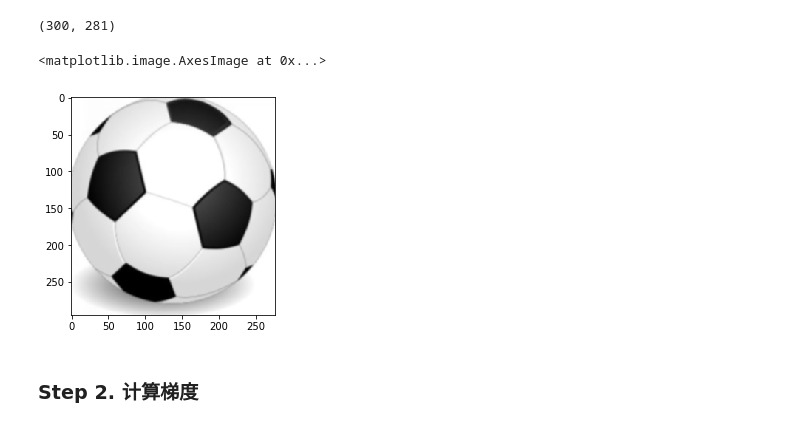
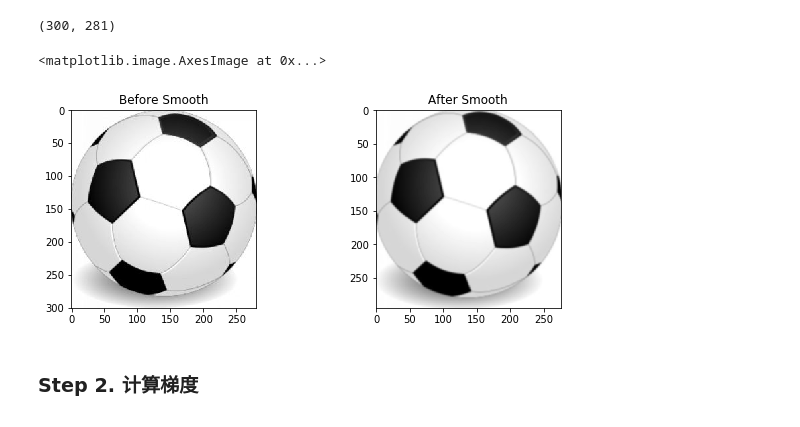
Before and after one commit to caoqi95/CV_Learning, a Jupyter notebook: image-alignment/canny.ipynb, the cells around one changed output. Drawn from its saved outputs; the diff is of its cells as text; code cells hidden in the pictures.

```diff
--- a/image-alignment/canny.ipynb
+++ b/image-alignment/canny.ipynb
@@ -100,11 +95,18 @@ new_gray = np.zeros([W-5, H-5])
 for i in range(W-5):
     for j in range(H-5):
         new_gray[i, j] = np.sum(gray[i:i+5, j:j+5]*gaussian) # 与高斯矩阵实现滤波
-# %%
-plt.imshow(new_gray, cmap="gray")
-# %% [output]
-<matplotlib.image.AxesImage at 0x...>
-[figure, removed]
+# %%
+plt.figure(figsize=(10,8))
+plt.subplot(2, 2, 1)
+plt.title("Before Smooth")
+plt.imshow(gray, cmap="gray")
+
+plt.subplot(2, 2, 2)
+plt.title("After Smooth")
+plt.imshow(new_gray, cmap="gray")
+# %% [output]
+<matplotlib.image.AxesImage at 0x...>
+[figure, added]
 # %% [markdown]
 ### Step 2. 计算梯度
 # %%
```
Also changed, not shown: parts of 10 cells of this notebook.
